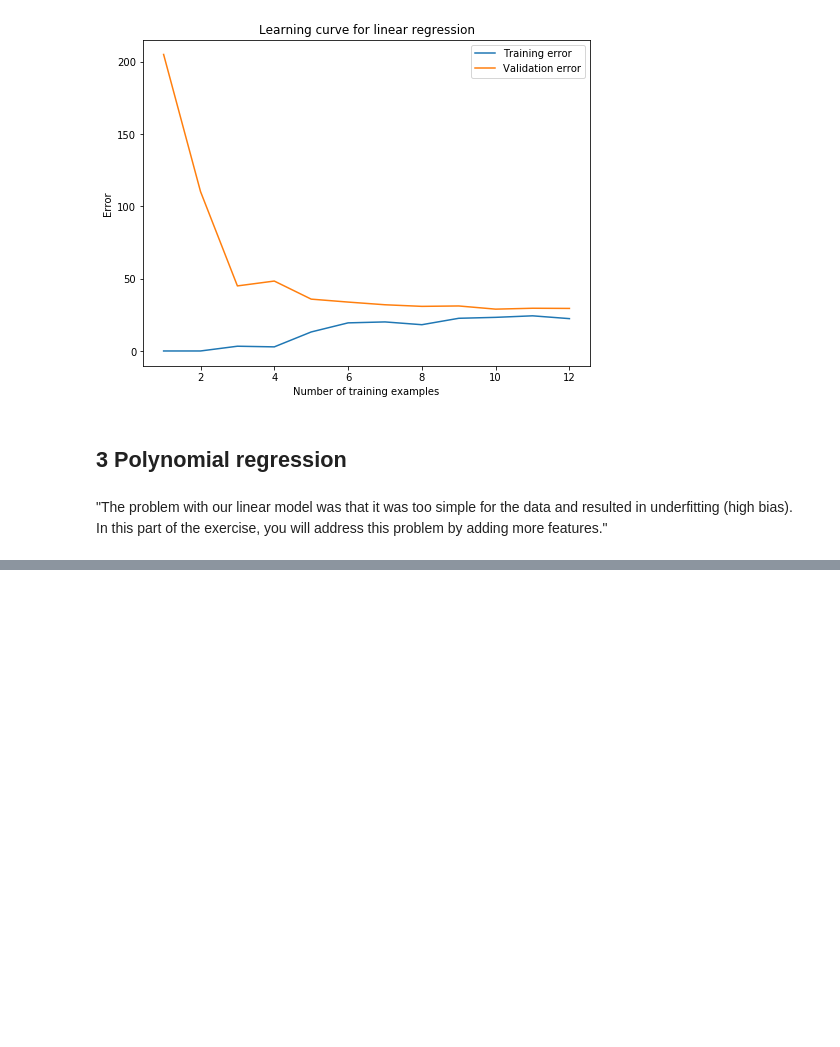
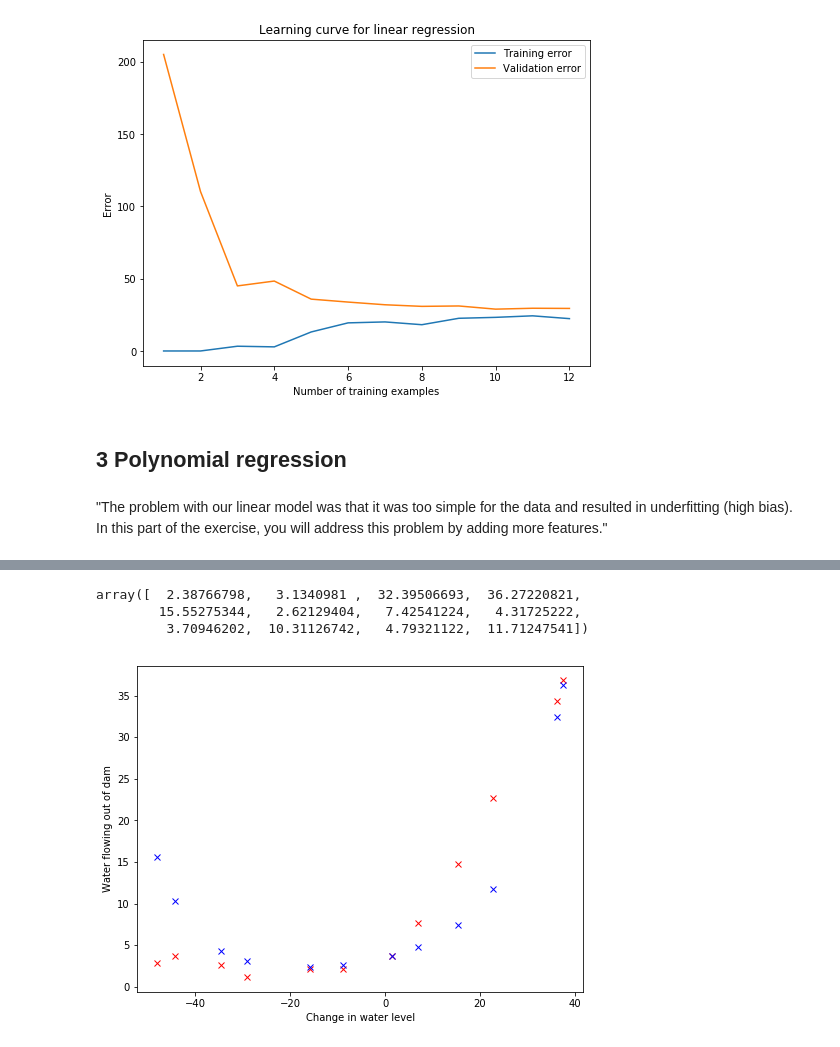
Before and after one commit to ZER-0-NE/Ng_ML, a Jupyter notebook: ex5/5_Regularized_linear_regression_and_bias_vs_variance.ipynb, the cells around one changed output, grey strips where cells are left out. Saved outputs shown, nothing was run; the diff lists cells and outputs as text; code cells hidden in the pictures; blank space fills up the shorter version.

```diff
--- a/ex5/5_Regularized_linear_regression_and_bias_vs_variance.ipynb
+++ b/ex5/5_Regularized_linear_regression_and_bias_vs_variance.ipynb
@@ -264,0 +429,15 @@ X_poly_val = np.column_stack((np.ones(m_val), X_poly_val)) # Add bias column
+# %%
+np.dot(X_poly, theta)
+# %% [output]
+array([  2.38766798,   3.1340981 ,  32.39506693,  36.27220821,
+        15.55275344,   2.62129404,   7.42541224,   4.31725222,
+         3.70946202,  10.31126742,   4.79321122,  11.71247541])
+# %%
+plt.figure(figsize=(8,6))
+plt.plot(X, y, 'rx')
+plt.plot(X, np.dot(X_poly, theta), 'bx')
+plt.xlabel('Change in water level')
+plt.ylabel('Water flowing out of dam')
+plt.show()
+# %% [output]
+[figure, added]
```
Also changed, not shown: parts of 17 cells of this notebook.
